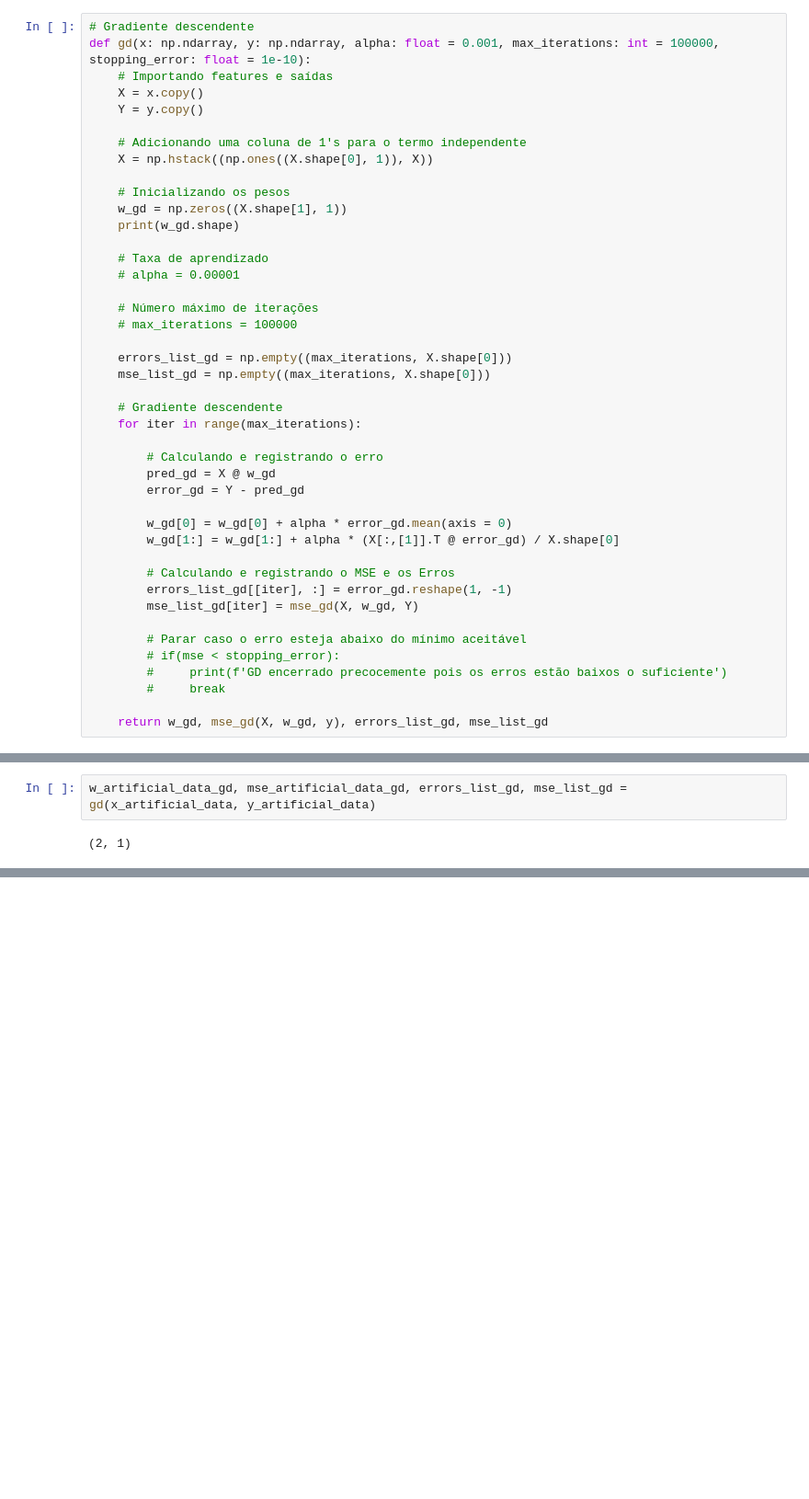
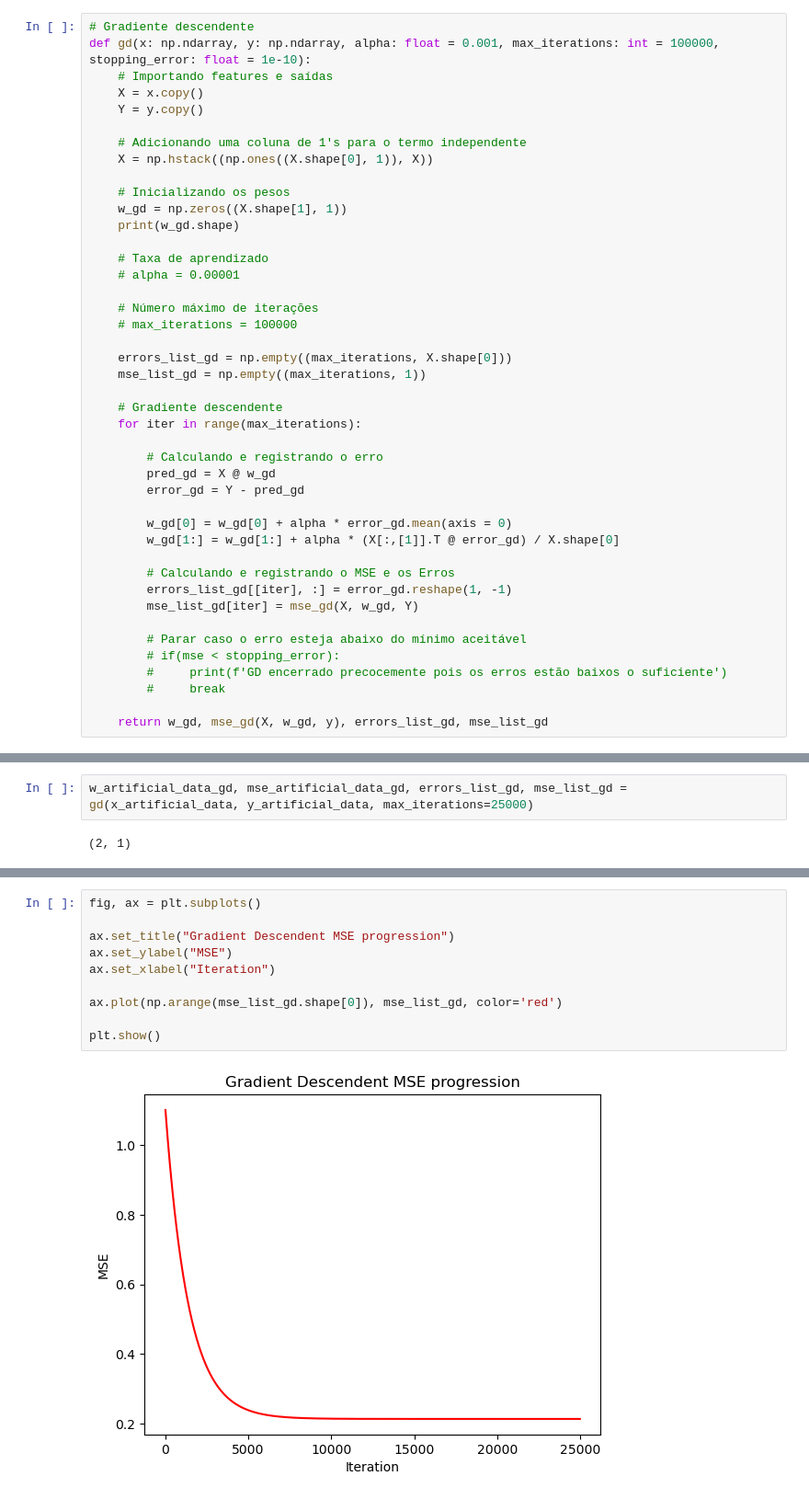
Before and after one commit to Louis-Ian/MachineLearning, a Jupyter notebook: Lista 1/list_01.ipynb, the cells around one changed output, grey strips where cells are left out. Shown at 92% size. Drawn from its saved outputs; the diff is of its cells as text; blank space fills up the shorter version.

Commit message:
Gradiente Descendente finalizado

```diff
--- a/Lista 1/list_01.ipynb
+++ b/Lista 1/list_01.ipynb
@@ -144,7 +144,7 @@ def gd(x: np.ndarray, y: np.ndarray, alpha: float = 0.001, max_iterations: int =
     # max_iterations = 100000
 
     errors_list_gd = np.empty((max_iterations, X.shape[0]))
-    mse_list_gd = np.empty((max_iterations, X.shape[0]))
+    mse_list_gd = np.empty((max_iterations, 1))
 
     # Gradiente descendente
     for iter in range(max_iterations):
@@ -177,4 +169,4 @@ y_artificial_data.shape
 # %%
-w_artificial_data_gd, mse_artificial_data_gd, errors_list_gd, mse_list_gd = gd(x_artificial_data, y_artificial_data)
+w_artificial_data_gd, mse_artificial_data_gd, errors_list_gd, mse_list_gd = gd(x_artificial_data, y_artificial_data, max_iterations=25000)
 # %% [output]
 (2, 1)
@@ -212,0 +207,12 @@ plt.show()
+# %%
+fig, ax = plt.subplots()
+
+ax.set_title("Gradient Descendent MSE progression")
+ax.set_ylabel("MSE")
+ax.set_xlabel("Iteration")
+
+ax.plot(np.arange(mse_list_gd.shape[0]), mse_list_gd, color='red')
+
+plt.show()
+# %% [output]
+[figure, added]
```
Also changed, not shown: parts of 8 cells of this notebook.
